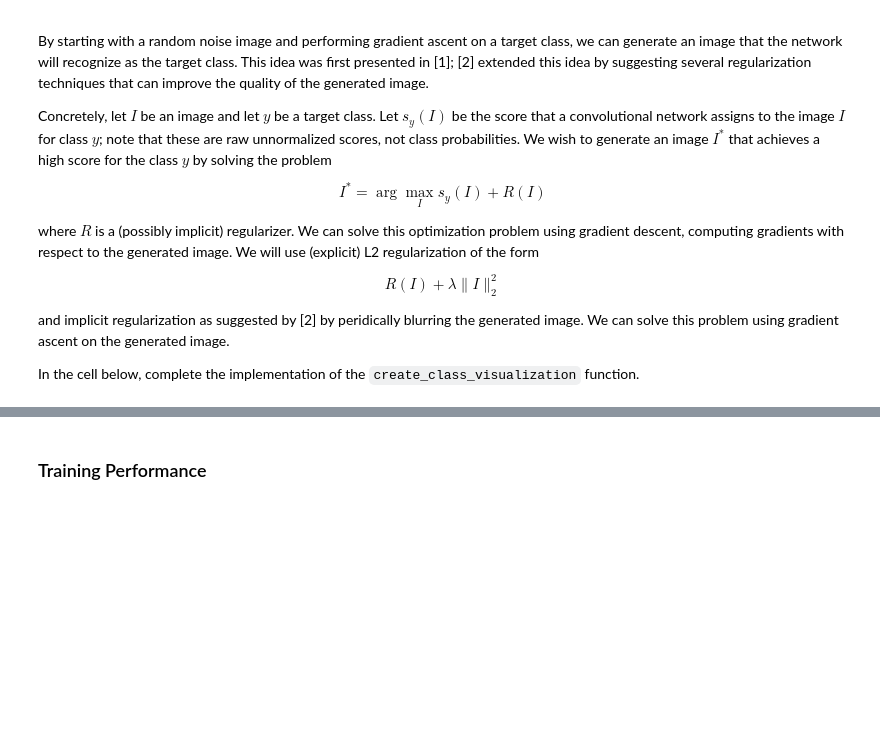
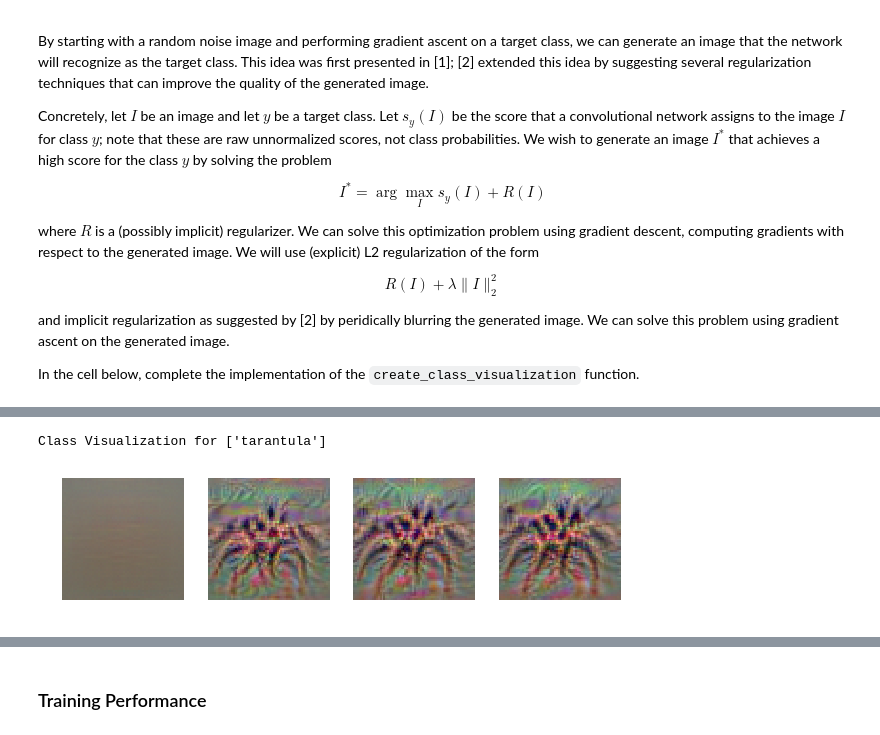
Before and after one commit to yrevar/neuralnets, a Jupyter notebook: analysis_nnet_confidence/analysis_nnet_overfitting_vs_confidence.ipynb, the cells around one changed output, grey strips where cells are left out. Drawn from its saved outputs; the diff is of its cells as text; code cells hidden in the pictures; blank space fills up the shorter version.

```diff
--- a/analysis_nnet_confidence/analysis_nnet_overfitting_vs_confidence.ipynb
+++ b/analysis_nnet_confidence/analysis_nnet_overfitting_vs_confidence.ipynb
@@ -203,0 +203,7 @@ X = create_class_visualization(target_y, model, show_every=50, num_iterations=20
+# %%
+tarantula_cls_idx = 43
+Xvis_tarantula = create_class_visualization(tarantula_cls_idx, model, show_every=50, num_iterations=200)
+print "Class Visualization for {}".format(data['class_names'][tarantula_cls_idx])
+# %% [output]
+Class Visualization for ['tarantula']
+[figure, added]
```
Also changed, not shown: parts of 71 cells of this notebook.
